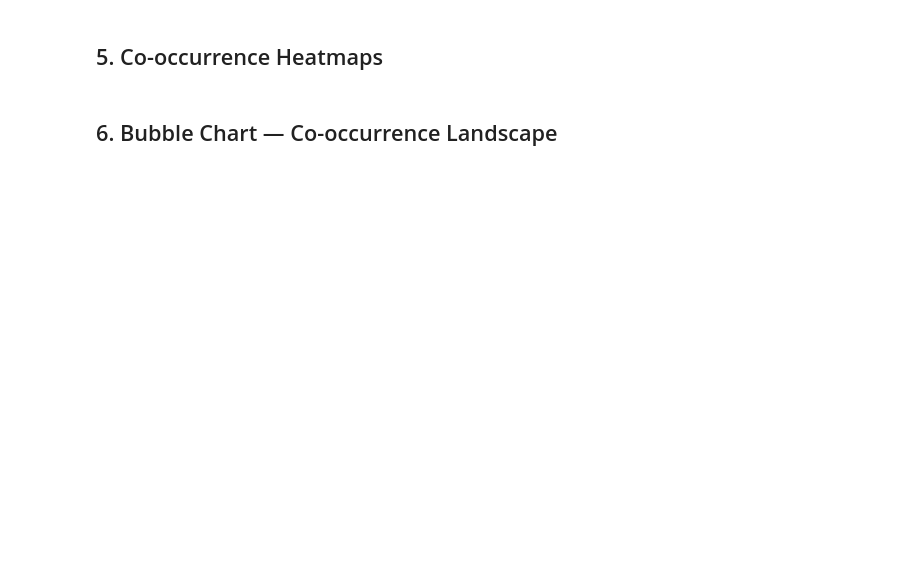
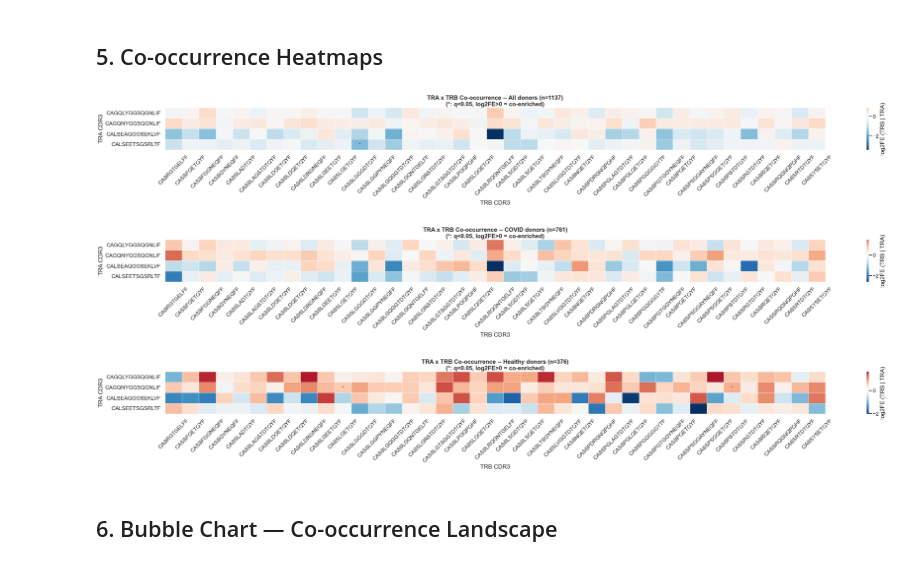
Before and after one commit to antigenomics/mirpy, a Jupyter notebook: notebooks/covid19_pairing_biomarkers.ipynb, the cells around one changed output. Drawn from its saved outputs; the diff is of its cells as text; code cells hidden in the pictures; blank space fills up the shorter version.

```diff
--- a/notebooks/covid19_pairing_biomarkers.ipynb
+++ b/notebooks/covid19_pairing_biomarkers.ipynb
@@ -199,56 +262,48 @@ print(pair_df[pair_df['subset']=='all'].head(20)[['tra_cdr3','trb_cdr3','n_both'
 # %% [markdown]
 ## 5. Co-occurrence Heatmaps
 # %%
-sns.set_theme(style='white', context='talk')
+sns.set_theme(style='white', context='talk', font='DejaVu Sans')
 
-def _make_heatmap(df_sub, title_suffix, filepath):
+def _make_heatmap(df_sub, title_suffix):
     pivot_fe = df_sub.pivot_table(
         index='tra_cdr3', columns='trb_cdr3', values='log2_fe', aggfunc='first')
     pivot_p  = df_sub.pivot_table(
         index='tra_cdr3', columns='trb_cdr3', values='p_value_adj', aggfunc='first')
 
-    annot = pivot_p.applymap(lambda v: ('*' if v < FDR_THRESHOLD else ''))
+    annot = pivot_p.map(lambda v: ('*' if v < FDR_THRESHOLD else ''))
 
     figw = max(8, pivot_fe.shape[1] * 0.9 + 3)
     figh = max(4, pivot_fe.shape[0] * 0.8 + 2)
     fig, ax = plt.subplots(figsize=(figw, figh))
 
     sns.heatmap(
         pivot_fe, cmap='RdBu_r', center=0, ax=ax,
         annot=annot, fmt='', annot_kws={'fontsize': 11, 'color': 'black'},
-        linewidths=0.5, cbar_kws={'label': 'log₂FE (TRB | TRA)'}
+        linewidths=0.5, cbar_kws={'label': r'$\log_2$FE (TRB | TRA)'}
     )
-    ax.set_title(f'TRA × TRB Co-occurrence — {title_suffix}\n'
-                 f'(*: q<{FDR_THRESHOLD}, log₂FE>0 = co-enriched)',
+    ax.set_title(f'TRA x TRB Co-occurrence -- {title_suffix}\n'
+                 f'(*: q<{FDR_THRESHOLD}, $\\log_2$FE>0 = co-enriched)',
                  fontweight='bold')
     ax.set_xlabel('TRB CDR3');  ax.set_ylabel('TRA CDR3')
     ax.tick_params(axis='x', rotation=45)
     plt.tight_layout()
-    plt.savefig(filepath, bbox_inches='tight')
     plt.show()
 
-# All donors
-_make_heatmap(
-    pair_df[pair_df['subset']=='all'],
-    f'All donors (n={len(paired_donors)})',
-    assets_dir / 'covid19_pairing_all.pdf'
-)
+_make_heatmap(pair_df[pair_df['subset']=='all'],
+              f'All donors (n={len(paired_donors)})')
 
-# COVID donors only
-n_covid_donors = sum(1 for v in y_status.values() if v == 1)
-_make_heatmap(
-    pair_df[pair_df['subset']=='covid'],
-    f'COVID donors (n={n_covid_donors})',
-    assets_dir / 'covid19_pairing_covid.pdf'
-)
+n_covid_donors   = sum(1 for v in y_status.values() if v == 1)
+n_healthy_donors = sum(1 for v in y_status.values() if v == 0)
 
-# Healthy donors only
-n_healthy_donors = sum(1 for v in y_status.values() if v == 0)
-_make_heatmap(
-    pair_df[pair_df['subset']=='healthy'],
-    f'Healthy donors (n={n_healthy_donors})',
-    assets_dir / 'covid19_pairing_healthy.pdf'
-)
+_make_heatmap(pair_df[pair_df['subset']=='covid'],
+              f'COVID donors (n={n_covid_donors})')
+
+_make_heatmap(pair_df[pair_df['subset']=='healthy'],
+              f'Healthy donors (n={n_healthy_donors})')
+# %% [output]
+[figure, added]
+[figure, added]
+[figure, added]
 # %% [markdown]
 ## 6. Bubble Chart — Co-occurrence Landscape
 # %%
```
Also changed, not shown: parts of 12 cells of this notebook, 3 other files.
